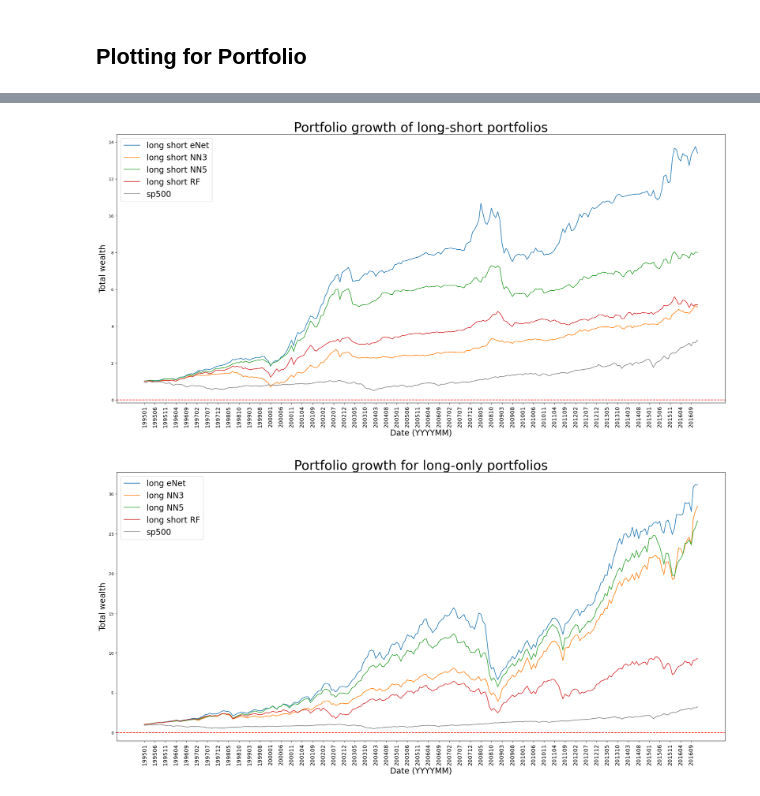
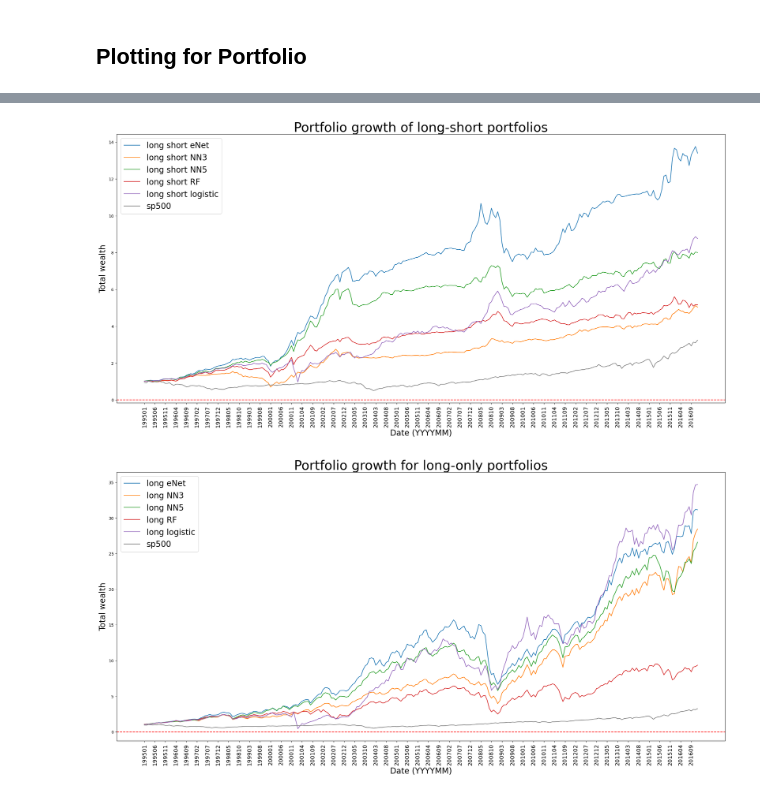
Before and after one commit to Sho-Shoo/36490-F23-Group1, a Jupyter notebook: plot_portfolio.ipynb, the cells around one changed output, grey strips where cells are left out. Drawn from its saved outputs; the diff is of its cells as text; code cells hidden in the pictures.

Commit message:
Plot logistic model portfolio

```diff
--- a/plot_portfolio.ipynb
+++ b/plot_portfolio.ipynb
@@ -36,6 +36,12 @@ with open("outputs/portfolio/long_rf.pkl", "rb") as f:
 with open("outputs/portfolio/long_short_rf.pkl", "rb") as f:
     long_short_rf = pickle.load(f)
 
+with open("outputs/portfolio/long_logistic.pkl", "rb") as f:
+    long_logistic = pickle.load(f)
+
+with open("outputs/portfolio/long_short_logistic.pkl", "rb") as f:
+    long_short_logistic = pickle.load(f)
+
 with open("outputs/portfolio/sp500.pkl", "rb") as f:
     sp500 = pickle.load(f)
     sp500 = sp500[324-264:]
@@ -44,20 +50,20 @@ with open("outputs/portfolio/risk_free.pkl", "rb") as f:
     risk_free = pickle.load(f)
     risk_free = risk_free[324-264:]
 
-plt.figure(figsize=(27, 12))
-plt.plot(obj_month_list, long_short_eNet, label="long short eNet")
-plt.plot(obj_month_list, long_eNet, label="long eNet")
-plt.plot(obj_month_list, long_short_nn3, label="long short NN3")
-plt.plot(obj_month_list, long_nn3, label="long NN3")
-plt.plot(obj_month_list, long_short_nn3_classifier, label="long short NN3 classifier")
-plt.plot(obj_month_list, long_nn3_classifier, label="long NN3 classifier")
-plt.plot(obj_month_list, long_short_nn5, label="long short NN5")
-plt.plot(obj_month_list, long_nn5, label="long NN5")
-plt.plot(obj_month_list, sp500, label="sp500")
-plt.axhline(0, color='r', linestyle="--")
-# plt.plot(test_months, validation_r2s, label="R^2 in validation years")
-plt.xticks(obj_month_list[::5], rotation='vertical', fontsize=14)
-plt.xlabel('Date (YYYYMM)', fontsize=20)
-plt.ylabel('Excess Return', fontsize=20)
-plt.legend(fontsize=20)
-plt.show()
+# plt.figure(figsize=(27, 12))
+# plt.plot(obj_month_list, long_short_eNet, label="long short eNet")
+# plt.plot(obj_month_list, long_eNet, label="long eNet")
+# plt.plot(obj_month_list, long_short_nn3, label="long short NN3")
+# plt.plot(obj_month_list, long_nn3, label="long NN3")
+# plt.plot(obj_month_list, long_short_nn3_classifier, label="long short NN3 classifier")
+# plt.plot(obj_month_list, long_nn3_classifier, label="long NN3 classifier")
+# plt.plot(obj_month_list, long_short_nn5, label="long short NN5")
+# plt.plot(obj_month_list, long_nn5, label="long NN5")
+# plt.plot(obj_month_list, sp500, label="sp500")
+# plt.axhline(0, color='r', linestyle="--")
+# # plt.plot(test_months, validation_r2s, label="R^2 in validation years")
+# plt.xticks(obj_month_list[::5], rotation='vertical', fontsize=14)
+# plt.xlabel('Date (YYYYMM)', fontsize=20)
+# plt.ylabel('Excess Return', fontsize=20)
+# plt.legend(fontsize=20)
+# plt.show()
@@ -85,6 +89,8 @@ accum_long_short_nn5 = adjusted_cumulative_product(long_short_nn5)
 accum_long_nn5 = adjusted_cumulative_product(long_nn5)
 accum_long_short_rf = adjusted_cumulative_product(long_short_rf)
 accum_long_rf = adjusted_cumulative_product(long_rf)
+accum_long_short_logistic = adjusted_cumulative_product(long_short_logistic)
+accum_long_logistic = adjusted_cumulative_product(long_logistic)
 accum_sp500 = adjusted_cumulative_product(sp500)
 # %%
 plt.figure(figsize=(27, 12))
@@ -94,6 +100,7 @@ plt.plot(obj_month_list, accum_long_short_nn3, label="long short NN3")
 # plt.plot(obj_month_list, accum_long_short_nn3_classifier, label="long short NN3 classifier")
 plt.plot(obj_month_list, accum_long_short_nn5, label="long short NN5")
 plt.plot(obj_month_list, accum_long_short_rf, label="long short RF")
+plt.plot(obj_month_list, accum_long_short_logistic, label="long short logistic")
 plt.plot(obj_month_list, accum_sp500, label="sp500", color="grey")
 
 plt.axhline(0, color='r', linestyle="--")
@@ -104,23 +111,24 @@ plt.ylabel('Total wealth', fontsize=20)
 plt.legend(fontsize=20)
 plt.show()
 # %% [output]
-[figure, old version]
+[figure, new version]
 # %%
 plt.figure(figsize=(27, 12))
 
 plt.plot(obj_month_list, accum_long_eNet, label="long eNet")
 plt.plot(obj_month_list, accum_long_nn3, label="long NN3")
 # plt.plot(obj_month_list, accum_long_nn3_classifier, label="long NN3 classifier")
 plt.plot(obj_month_list, accum_long_nn5, label="long NN5")
-plt.plot(obj_month_list, accum_long_rf, label="long short RF")
+plt.plot(obj_month_list, accum_long_rf, label="long RF")
+plt.plot(obj_month_list, accum_long_logistic, label="long logistic")
 plt.plot(obj_month_list, accum_sp500, label="sp500", color="grey")
 
 plt.axhline(0, color='r', linestyle="--")
 plt.title("Portfolio growth for long-only portfolios", fontsize=32)
 plt.xticks(obj_month_list[::5], rotation='vertical', fontsize=14)
 plt.xlabel('Date (YYYYMM)', fontsize=20)
 plt.ylabel('Total wealth', fontsize=20)
 plt.legend(fontsize=20)
 plt.show()
 # %% [output]
-[figure, old version]
+[figure, new version]
```
Also changed, not shown: parts of 3 cells of this notebook, 2 other files.
